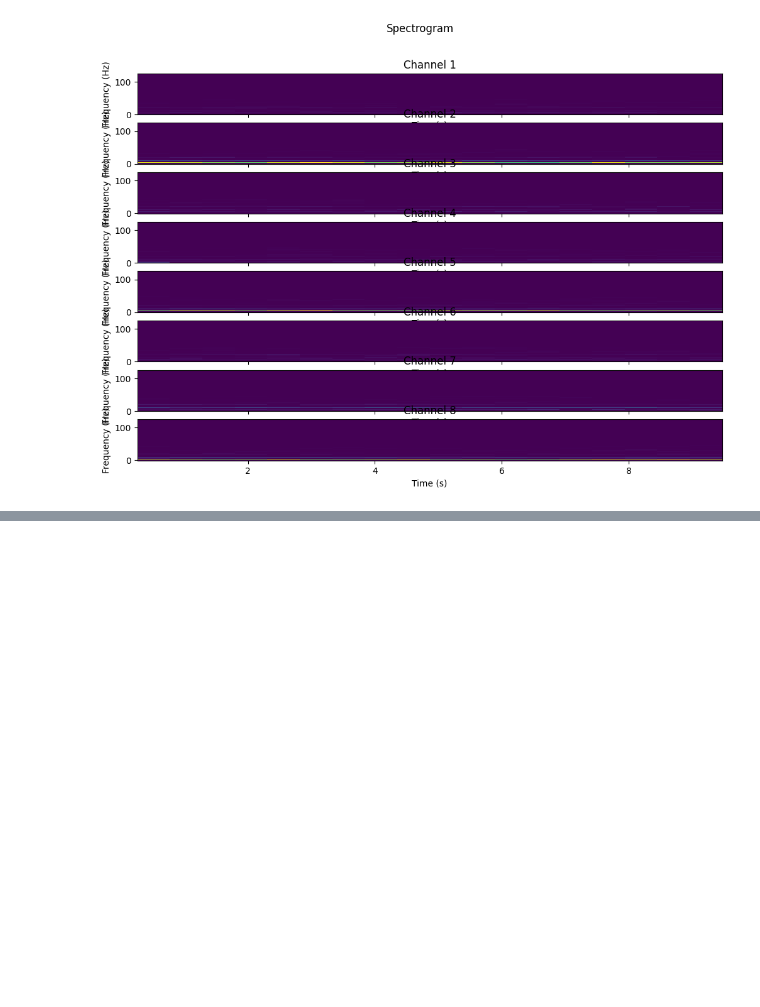
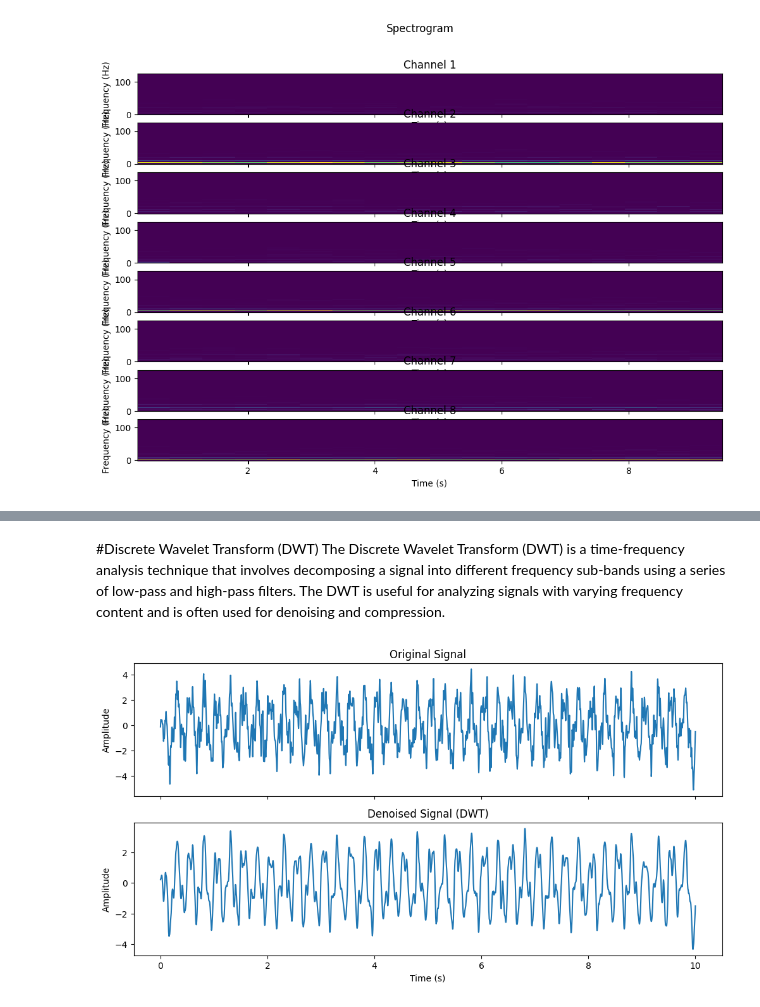
Before and after one commit to vinkrishna/ExpandingSenses, a Jupyter notebook: Chapter3.ipynb, the cells around one changed output, grey strips where cells are left out. Drawn from its saved outputs; the diff is of its cells as text; code cells hidden in the pictures; blank space fills up the shorter version.

```diff
--- a/Chapter3.ipynb
+++ b/Chapter3.ipynb
@@ -732,0 +771,26 @@ plt.show()
+# %% [markdown]
+#Discrete Wavelet Transform (DWT)
+The Discrete Wavelet Transform (DWT) is a time-frequency analysis technique that involves decomposing a signal into different frequency sub-bands using a series of low-pass and high-pass filters. The DWT is useful for analyzing signals with varying frequency content and is often used for denoising and compression.
+# %%
+# Compute the Discrete Wavelet Transform using the db4 wavelet
+coeffs = pywt.wavedec(eeg_data_filtered[0], 'db4')
+
+# Reconstruct the signal using only the first 3 frequency sub-bands
+reconstructed = pywt.waverec(coeffs[:-3] + [None] * 3, 'db4')
+
+# Remove the last two samples from the reconstructed signal to match the length of the original signal
+reconstructed = reconstructed[:-2]
+
+# Plot the original signal and the reconstructed signal
+fig, axs = plt.subplots(2, 1, figsize=(12, 6), sharex=True)
+axs[0].plot(t, eeg_data_filtered[0])
+axs[0].set_ylabel('Amplitude')
+axs[0].set_title('Original Signal')
+
+axs[1].plot(t, reconstructed)
+axs[1].set_xlabel('Time (s)')
+axs[1].set_ylabel('Amplitude')
+axs[1].set_title('Denoised Signal (DWT)')
+plt.show()
+# %% [output]
+[figure, added]
```
Also changed, not shown: parts of 5 cells of this notebook.
